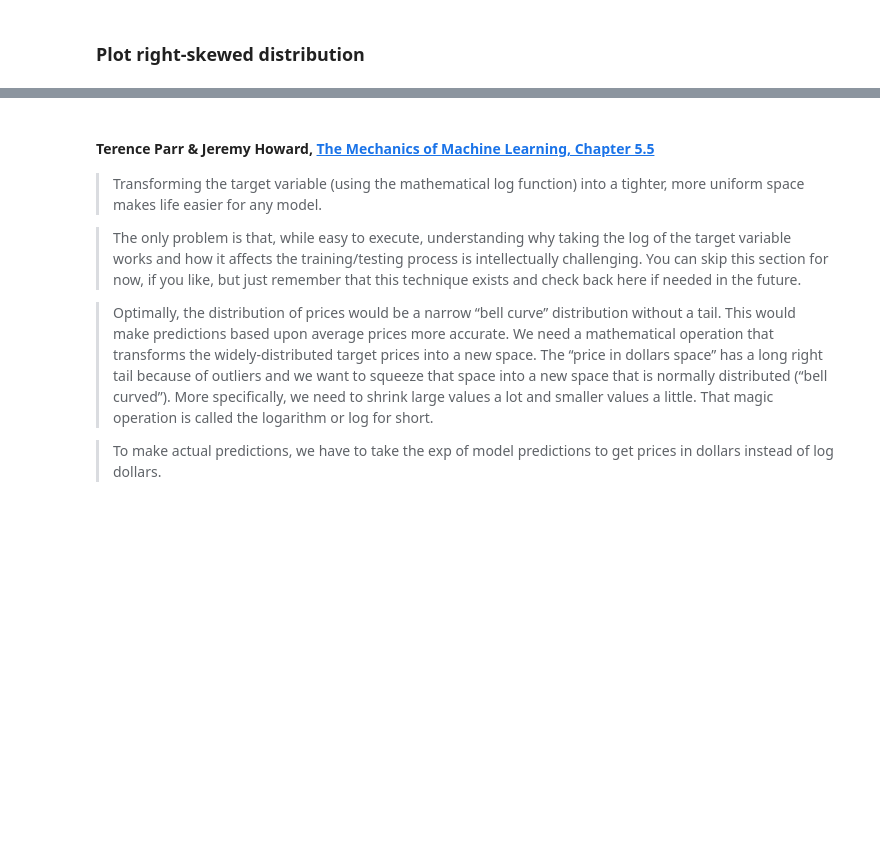
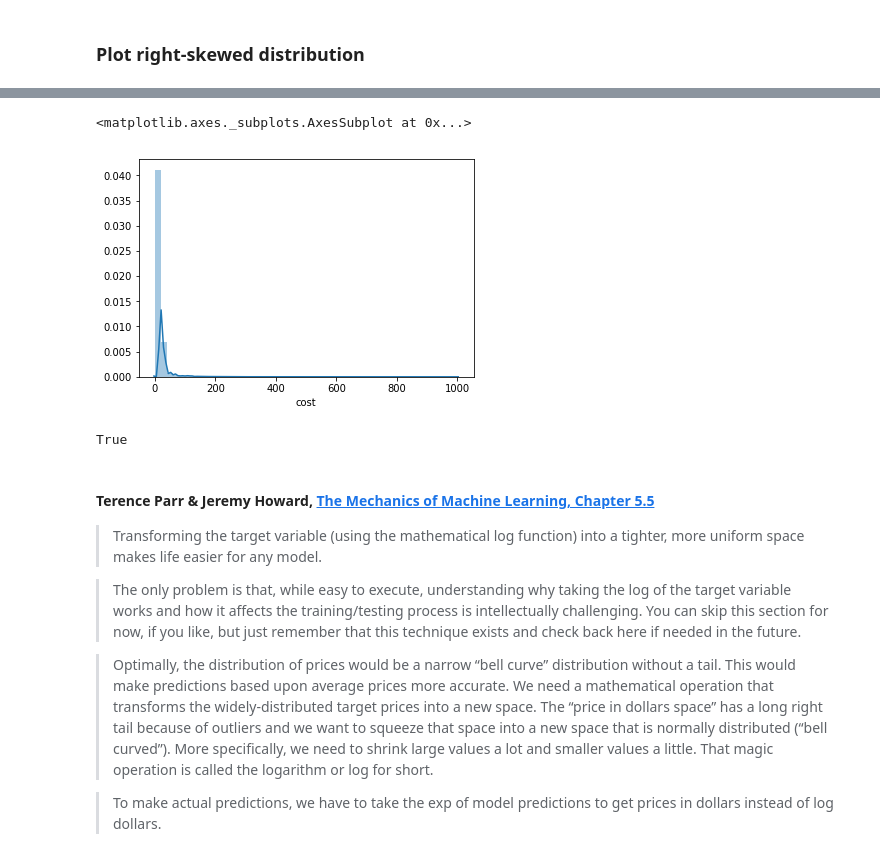
Before and after one commit to LambdaSchool/DEPRECATED-DS-Unit-2-Applied-Modeling, a Jupyter notebook: module1-log-linear-regression/log_linear_regression.ipynb, the cells around one changed output, grey strips where cells are left out. Drawn from its saved outputs; the diff is of its cells as text; code cells hidden in the pictures; blank space fills up the shorter version.

```diff
--- a/module1-log-linear-regression/log_linear_regression.ipynb
+++ b/module1-log-linear-regression/log_linear_regression.ipynb
@@ -260,3 +390,13 @@ len(trainval_tube_assemblies), len(test_tube_assemblies)
+# %%
+y_train_log_exp = np.expm1(y_train_log)
+sns.distplot(y_train_log_exp)
+# %% [output]
+<matplotlib.axes._subplots.AxesSubplot at 0x...>
+[figure, added]
+# %%
+all(np.isclose(y_train, y_train_log_exp))
+# %% [output]
+True
 # %% [markdown]
 #### Terence Parr & Jeremy Howard, [The Mechanics of Machine Learning, Chapter 5.5](https://mlbook.explained.ai/prep.html#logtarget)
 
```
Also changed, not shown: parts of 50 cells of this notebook.
